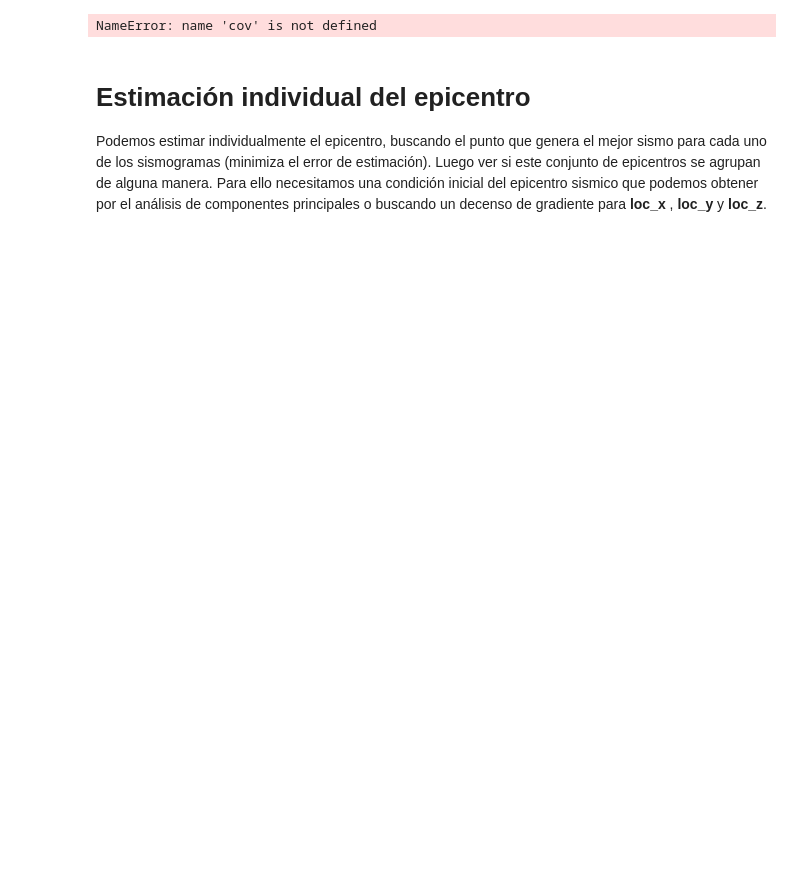
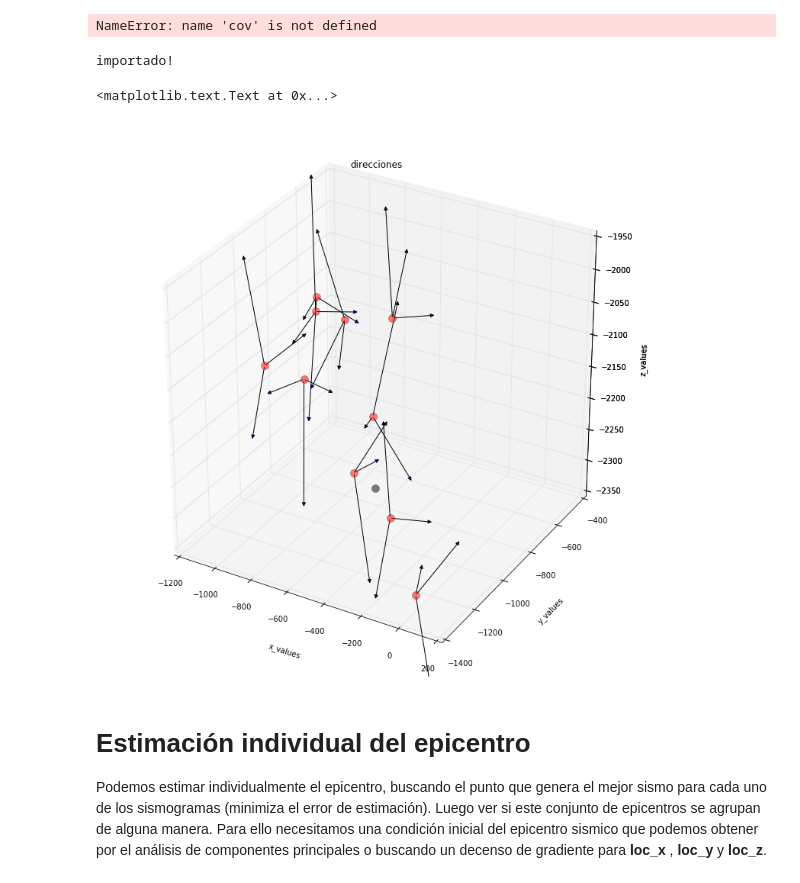
Before and after one commit to ljofre/memoria-de-titulo-icci, a Jupyter notebook: notebooks/Presentación .ipynb, the cells around one changed output. Cells and saved outputs as stored; diff of their text form; code cells hidden in the pictures; blank space fills up the shorter version.

```diff
--- a/notebooks/Presentación .ipynb
+++ b/notebooks/Presentación .ipynb
@@ -123,6 +101,13 @@ ax3.plot(rot[:,2])
 NameError: name 'cov' is not defined
 # %%
 %matplotlib inline
+from seismic_source import SeismicEvent
+
+import numpy.linalg as ln
+
+import matplotlib.pyplot as plt
+from matplotlib.patches import FancyArrowPatch
+from mpl_toolkits.mplot3d import Axes3D, proj3d
 
 
 class Arrow3D(FancyArrowPatch):
@@ -136,40 +121,42 @@ class Arrow3D(FancyArrowPatch):
         self.set_positions((xs[0],ys[0]),(xs[1],ys[1]))
         FancyArrowPatch.draw(self, renderer)
 
 # Dibujar vectores
 e = SeismicEvent.evento("./../data-sets/1998_aug_09_21_49_22.4n3")
 
 fig = plt.figure(figsize=(10,10))
 ax = Axes3D(fig)
 
 #estimacion del epicentro
 plt.plot([e.LocX], [e.LocY], [e.LocZ], 'o', markersize=10, color='black', alpha=0.5)
 
 for i, ss in enumerate(e.seismograms):
 
     #descomposicion ortgonal de la señal
     covariance_matrix = ss.data.cov()
     eig_val, eig_vec = ln.eig(covariance_matrix)
 
-    #ubicacion del sensor
-    X_coord, Y_coord, Z_coord  = (ss.X_coord, ss.Y_coord, ss.Z_coord)
-
     #graficar las direcciones
-    plt.plot([X_coord], [Y_coord], [Z_coord], 'o', markersize=10, color='red', alpha=0.5)
+    plt.plot([ss.X_coord], [ss.Y_coord], [ss.Z_coord], 'o', markersize=10, color='red', alpha=0.5)
     n = 200
     for v in eig_vec:
 
-        a = Arrow3D([X_coord, X_coord + n*v[0]],
-                    [Y_coord, Y_coord + n*v[1]],
-                    [Z_coord, Z_coord + n*v[2]], mutation_scale=10, arrowstyle="-|>")
+        # graficamos los vectores propios cuyo largo son los valores propios
+        a = Arrow3D([ss.X_coord, ss.X_coord + n*v[0]],
+                    [ss.Y_coord, ss.Y_coord + n*v[1]],
+                    [ss.Z_coord, ss.Z_coord + n*v[2]], mutation_scale=10, arrowstyle="-|>")
         ax.add_artist(a)
 
     ax.set_xlabel('x_values')
     ax.set_ylabel('y_values')
     ax.set_zlabel('z_values')
     plt.draw()
 
 plt.title('direcciones')
+# %% [output]
+importado!
+<matplotlib.text.Text at 0x...>
+[figure, added]
 # %% [markdown]
 Estimación individual del epicentro
 ==
```
Also changed, not shown: parts of 16 cells of this notebook, 6 other files.
